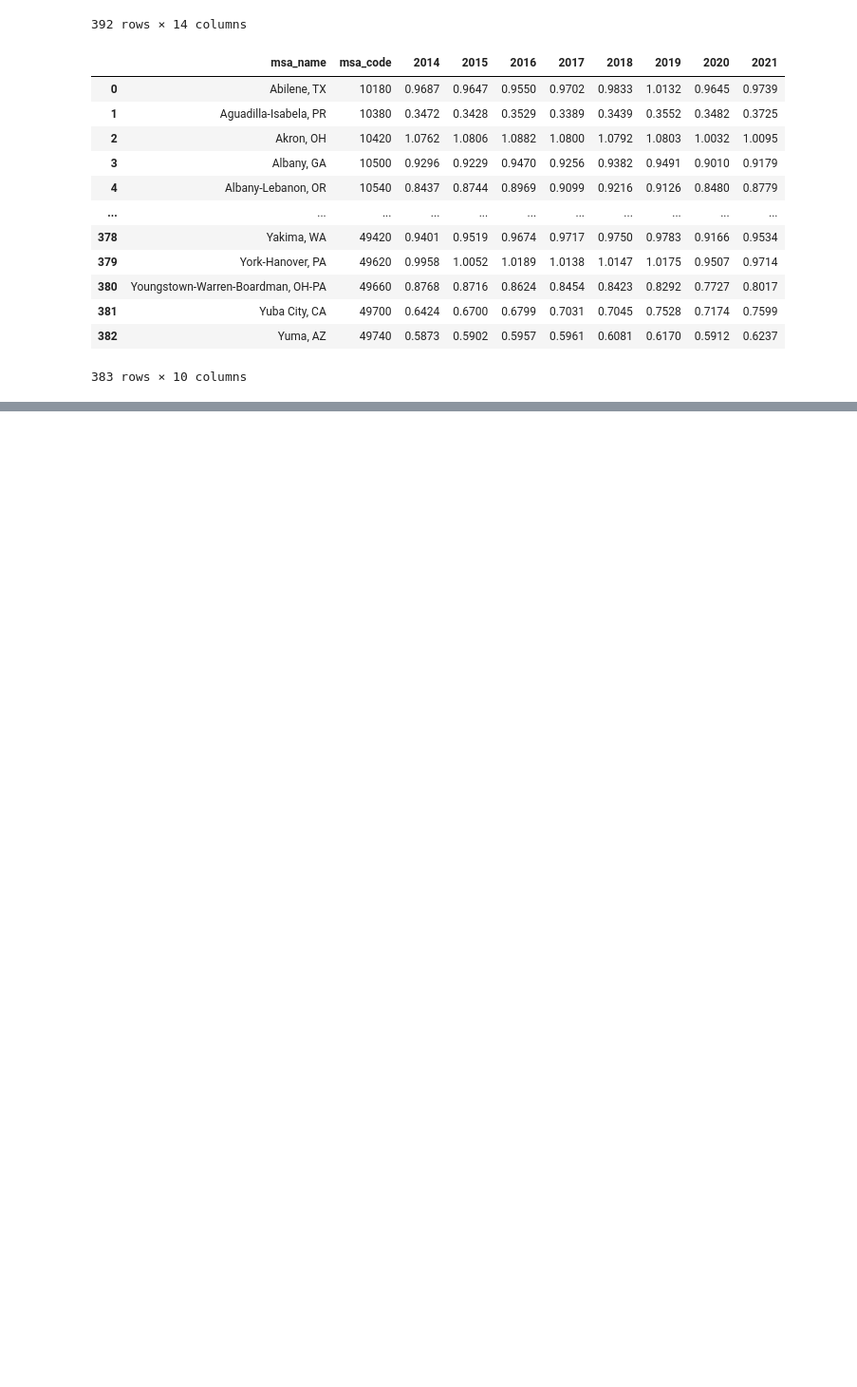
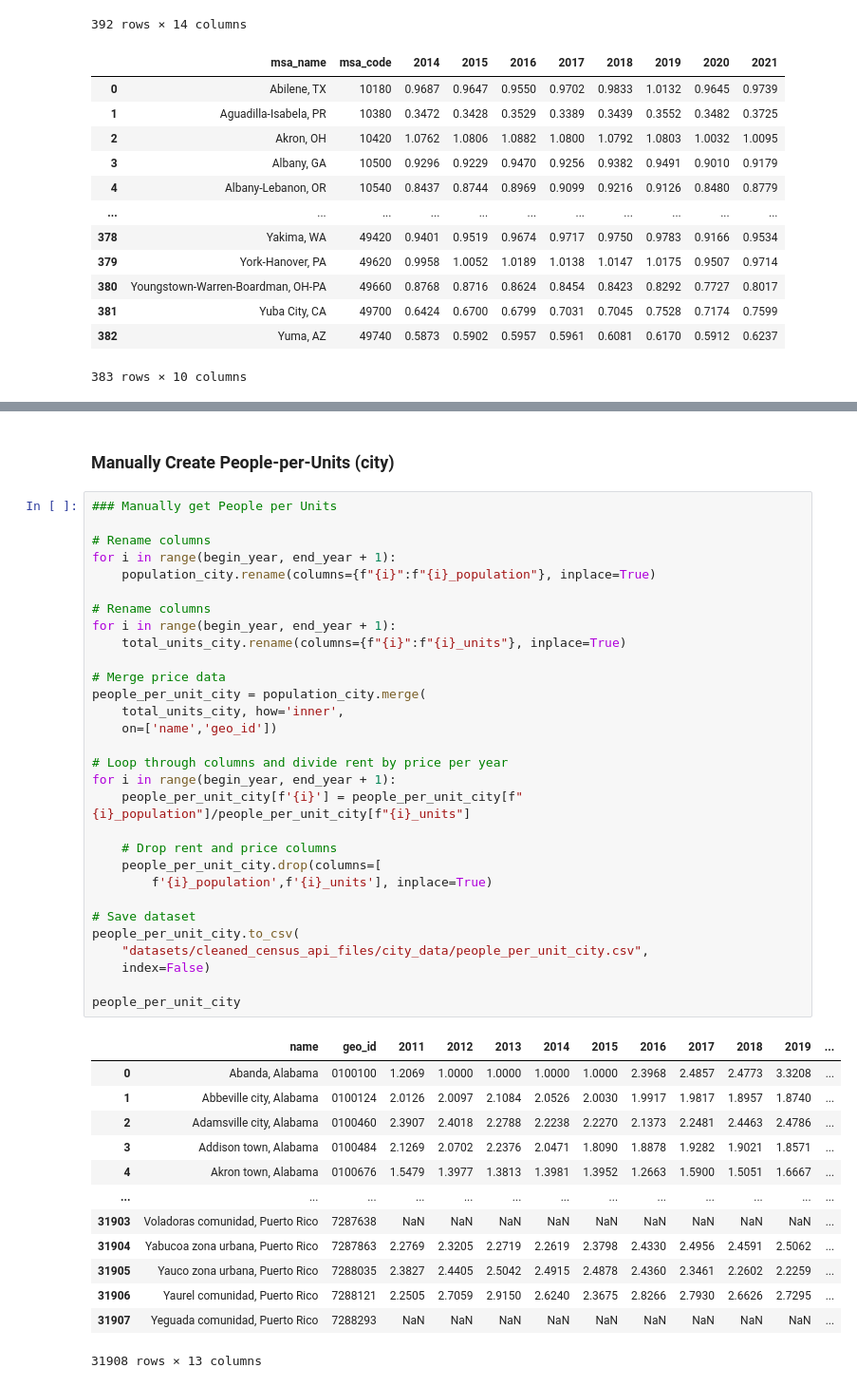
Before and after one commit to AustinJamesWolff/housing_supply_and_demand, a Jupyter notebook: census_api.ipynb, the cells around one changed output, grey strips where cells are left out. Shown at 95% size. Drawn from its saved outputs; the diff is of its cells as text; blank space fills up the shorter version.

```diff
--- a/census_api.ipynb
+++ b/census_api.ipynb
@@ -1820,0 +1863,46 @@ Completed data prep.
+# %% [markdown]
+### Manually Create People-per-Units (city)
+# %%
+### Manually get People per Units
+
+# Rename columns
+for i in range(begin_year, end_year + 1):
+    population_city.rename(columns={f"{i}":f"{i}_population"}, inplace=True)
+
+# Rename columns
+for i in range(begin_year, end_year + 1):
+    total_units_city.rename(columns={f"{i}":f"{i}_units"}, inplace=True)
+
+# Merge price data
+people_per_unit_city = population_city.merge(
+    total_units_city, how='inner',
+    on=['name','geo_id'])
+
+# Loop through columns and divide rent by price per year
+for i in range(begin_year, end_year + 1):
+    people_per_unit_city[f'{i}'] = people_per_unit_city[f"{i}_population"]/people_per_unit_city[f"{i}_units"]
+
+    # Drop rent and price columns
+    people_per_unit_city.drop(columns=[
+        f'{i}_population',f'{i}_units'], inplace=True)
+
+# Save dataset
+people_per_unit_city.to_csv(
+    "datasets/cleaned_census_api_files/city_data/people_per_unit_city.csv",
+    index=False)
+
+people_per_unit_city
+# %% [output]
+|  | name | geo_id | 2011 | 2012 | 2013 | 2014 | 2015 | 2016 | 2017 | 2018 | 2019 | ... |
+| 0 | Abanda, Alabama | 0100100 | 1.2069 | 1.0000 | 1.0000 | 1.0000 | 1.0000 | 2.3968 | 2.4857 | 2.4773 | 3.3208 | ... |
+| 1 | Abbeville city, Alabama | 0100124 | 2.0126 | 2.0097 | 2.1084 | 2.0526 | 2.0030 | 1.9917 | 1.9817 | 1.8957 | 1.8740 | ... |
+| 2 | Adamsville city, Alabama | 0100460 | 2.3907 | 2.4018 | 2.2788 | 2.2238 | 2.2270 | 2.1373 | 2.2481 | 2.4463 | 2.4786 | ... |
+| 3 | Addison town, Alabama | 0100484 | 2.1269 | 2.0702 | 2.2376 | 2.0471 | 1.8090 | 1.8878 | 1.9282 | 1.9021 | 1.8571 | ... |
+| 4 | Akron town, Alabama | 0100676 | 1.5479 | 1.3977 | 1.3813 | 1.3981 | 1.3952 | 1.2663 | 1.5900 | 1.5051 | 1.6667 | ... |
+| ... | ... | ... | ... | ... | ... | ... | ... | ... | ... | ... | ... | ... |
+| 31903 | Voladoras comunidad, Puerto Rico | 7287638 | NaN | NaN | NaN | NaN | NaN | NaN | NaN | NaN | NaN | ... |
+| 31904 | Yabucoa zona urbana, Puerto Rico | 7287863 | 2.2769 | 2.3205 | 2.2719 | 2.2619 | 2.3798 | 2.4330 | 2.4956 | 2.4591 | 2.5062 | ... |
+| 31905 | Yauco zona urbana, Puerto Rico | 7288035 | 2.3827 | 2.4405 | 2.5042 | 2.4915 | 2.4878 | 2.4360 | 2.3461 | 2.2602 | 2.2259 | ... |
+| 31906 | Yaurel comunidad, Puerto Rico | 7288121 | 2.2505 | 2.7059 | 2.9150 | 2.6240 | 2.3675 | 2.8266 | 2.7930 | 2.6626 | 2.7295 | ... |
+| 31907 | Yeguada comunidad, Puerto Rico | 7288293 | NaN | NaN | NaN | NaN | NaN | NaN | NaN | NaN | NaN | ... |
+31908 rows × 13 columns
```
Also changed, not shown: parts of 39 cells of this notebook, 6 other files.
